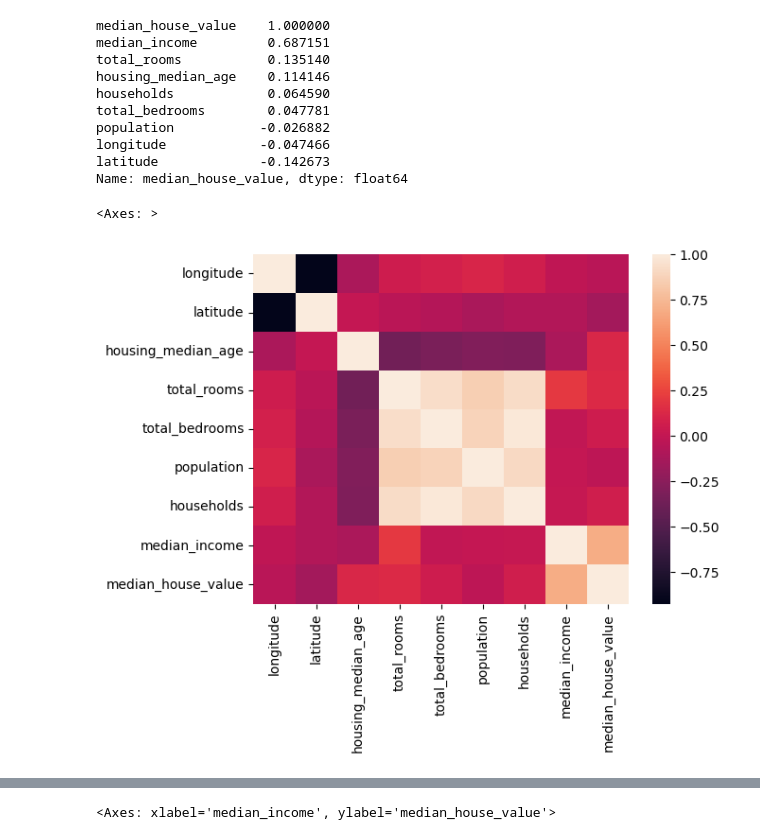
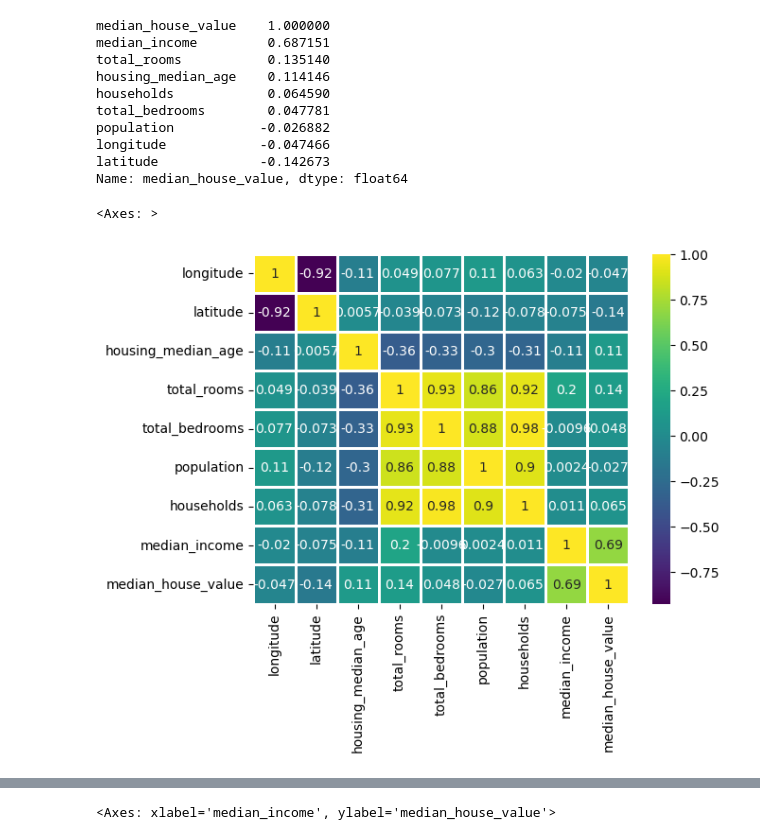
Before and after one commit to I-AdityaGoyal/House_Price_Predictor, a Jupyter notebook: House_Price_Predection.ipynb, the cells around one changed output, grey strips where cells are left out. Drawn from its saved outputs; the diff is of its cells as text; code cells hidden in the pictures.

```diff
--- a/House_Price_Predection.ipynb
+++ b/House_Price_Predection.ipynb
@@ -197,7 +199,7 @@ longitude            -0.047466
 latitude             -0.142673
 Name: median_house_value, dtype: float64
 # %%
-sns.heatmap(corr)
+sns.heatmap(corr,annot=True,linewidths=1,cmap="viridis")
 # %% [output]
 <Axes: >
-[figure, old version]
+[figure, new version]
```
Also changed, not shown: parts of 12 cells of this notebook.
